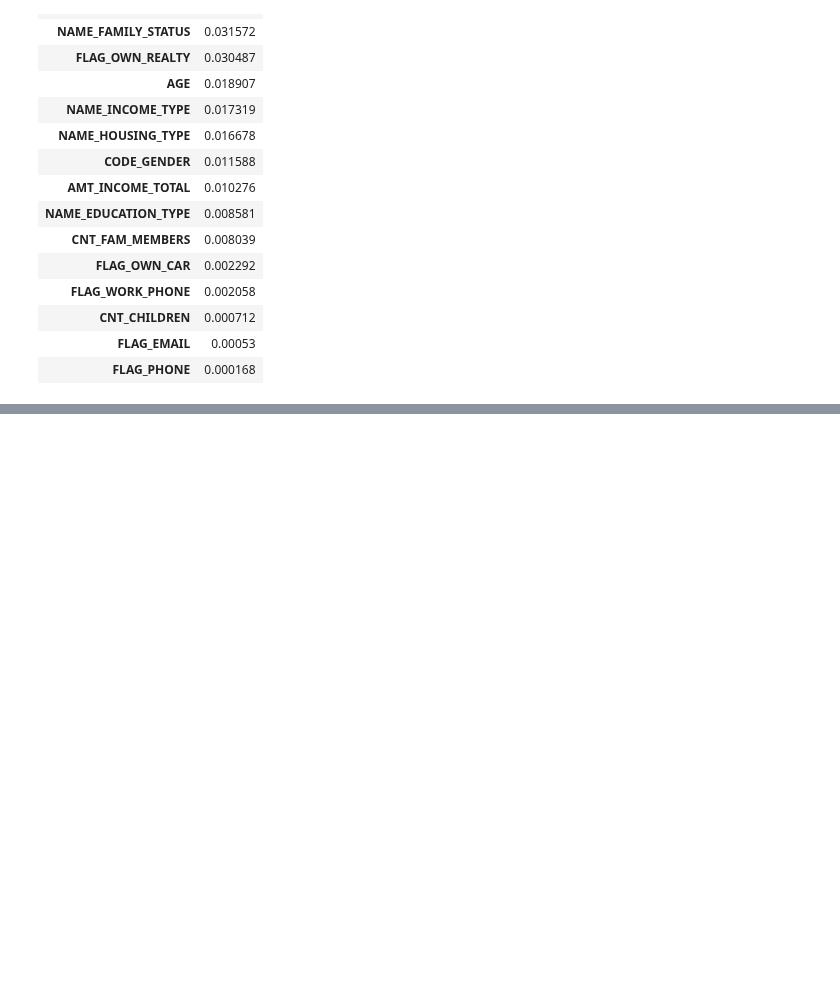
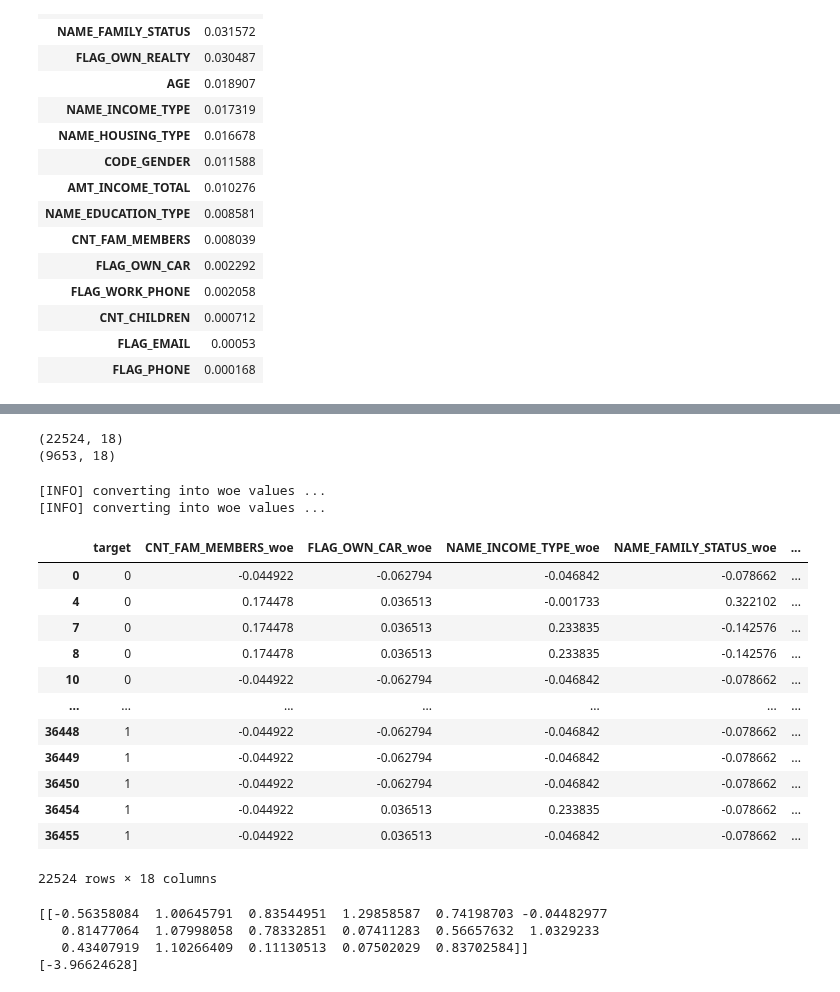
Before and after one commit to dvh549/Financial_Analytics, a Jupyter notebook: Main_Notebook.ipynb, the cells around one changed output, grey strips where cells are left out. Saved outputs shown, nothing was run; the diff lists cells and outputs as text; code cells hidden in the pictures; blank space fills up the shorter version.

```diff
--- a/Main_Notebook.ipynb
+++ b/Main_Notebook.ipynb
@@ -1168,0 +1228,50 @@ iv_values
+# %%
+# 70% train and 30% test
+
+train, test = sc.split_df(merged_for_credit_score, 'target', ratio=0.7).values()
+print(train.shape)
+print(test.shape)
+# %% [output]
+(22524, 18)
+(9653, 18)
+# %%
+# Prep dataset with WOE values for Log Reg training
+
+train_woe = sc.woebin_ply(train, bins)
+test_woe = sc.woebin_ply(test, bins)
+train_woe
+# %% [output]
+[INFO] converting into woe values ...
+[INFO] converting into woe values ...
+|  | target | CNT_FAM_MEMBERS_woe | FLAG_OWN_CAR_woe | NAME_INCOME_TYPE_woe | NAME_FAMILY_STATUS_woe | ... |
+| 0 | 0 | -0.044922 | -0.062794 | -0.046842 | -0.078662 | ... |
+| 4 | 0 | 0.174478 | 0.036513 | -0.001733 | 0.322102 | ... |
+| 7 | 0 | 0.174478 | 0.036513 | 0.233835 | -0.142576 | ... |
+| 8 | 0 | 0.174478 | 0.036513 | 0.233835 | -0.142576 | ... |
+| 10 | 0 | -0.044922 | -0.062794 | -0.046842 | -0.078662 | ... |
+| ... | ... | ... | ... | ... | ... | ... |
+| 36448 | 1 | -0.044922 | -0.062794 | -0.046842 | -0.078662 | ... |
+| 36449 | 1 | -0.044922 | -0.062794 | -0.046842 | -0.078662 | ... |
+| 36450 | 1 | -0.044922 | -0.062794 | -0.046842 | -0.078662 | ... |
+| 36454 | 1 | -0.044922 | 0.036513 | 0.233835 | -0.078662 | ... |
+| 36455 | 1 | -0.044922 | 0.036513 | -0.046842 | -0.078662 | ... |
+22524 rows × 18 columns
+# %%
+# create the X & y for train & test
+
+y_train = train_woe.loc[:,'target']
+X_train = train_woe.loc[:,train_woe.columns != 'target']
+y_test = test_woe.loc[:,'target']
+X_test = test_woe.loc[:,train_woe.columns != 'target']
+
+# create the log reg model
+
+lr = LogisticRegression(max_iter=1000)
+lr.fit(X_train, y_train)
+print(lr.coef_)
+print(lr.intercept_)
+# %% [output]
+[[-0.56358084  1.00645791  0.83544951  1.29858587  0.74198703 -0.04482977
+   0.81477064  1.07998058  0.78332851  0.07411283  0.56657632  1.0329233
+   0.43407919  1.10266409  0.11130513  0.07502029  0.83702584]]
+[-3.96624628]
```
Also changed, not shown: parts of 12 cells of this notebook.
